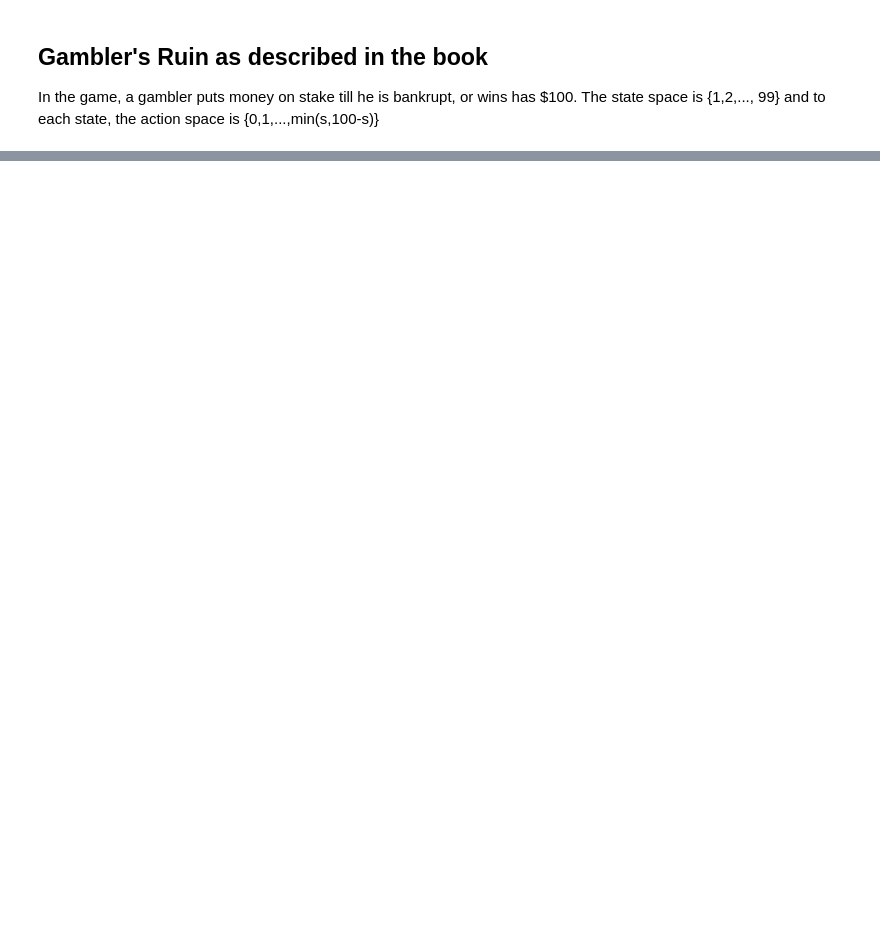
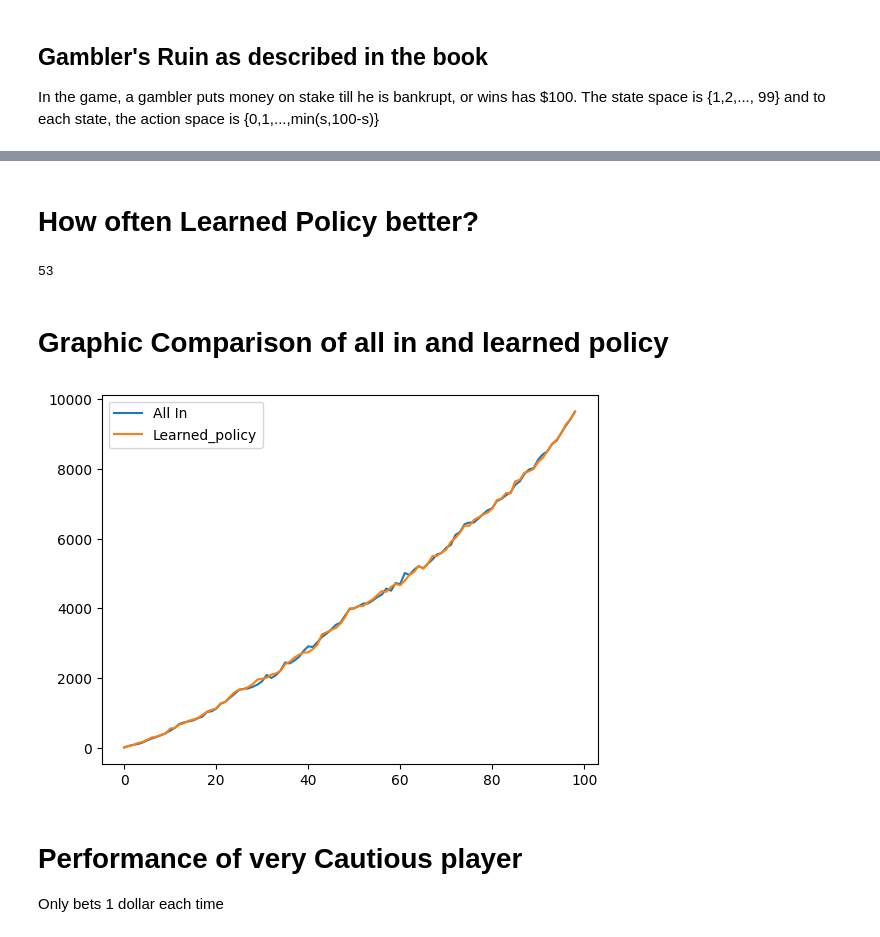
Before and after one commit to prakhar-gupta8/Reinforcement-learning-Sutton-Barto, a Jupyter notebook: reinforcement-learning-gamblers-ruin.ipynb, the cells around one changed output, grey strips where cells are left out. Cells and saved outputs as stored; diff of their text form; code cells hidden in the pictures; blank space fills up the shorter version.

Commit message:
Kaggle Notebook | Reinforcement Learning Gambler's Ruin | Version 2

```diff
--- a/reinforcement-learning-gamblers-ruin.ipynb
+++ b/reinforcement-learning-gamblers-ruin.ipynb
@@ -63,0 +86,15 @@ ax.plot(policy);
+# %%
+win_percentage_learned_policy = [0 for i in range(99)]
+for i in range(99):
+    wins_and_losses = [0,0]
+    for j in range(10000):
+        env = Gambler_simulation(i+1, win_prob)
+        while env.game_state and env.initial_money <100:
+            state = env.initial_money
+            bet_amount = policy[state-1]
+            env.bet(bet_amount)
+        if env.game_state:
+            wins_and_losses[0]+=1
+        else:
+            wins_and_losses[1]+=1
+    win_percentage_learned_policy[i] = wins_and_losses[0]
@@ -63,0 +105,39 @@ ax.plot(policy);
+# %%
+win_percentage_all_in = [0 for i in range(99)]
+for i in range(99):
+    wins_and_losses = [0,0]
+    for j in range(10000):
+        env = Gambler_simulation(i+1, win_prob)
+        while env.game_state and env.initial_money <100:
+            state = env.initial_money
+            bet_amount = min([state, 100-state])
+            env.bet(bet_amount)
+        if env.game_state:
+            wins_and_losses[0]+=1
+        else:
+            wins_and_losses[1]+=1
+
+    win_percentage_all_in[i] = wins_and_losses[0]
+# %% [markdown]
+# How often Learned Policy better?
+# %%
+win = 0
+for i in range(99):
+    if win_percentage_all_in[i]<=win_percentage_learned_policy[i]:
+        win+=1
+print(win)
+# %% [output]
+53
+# %% [markdown]
+# Graphic Comparison of all in and learned policy
+# %%
+fig, ax = plt.subplots()
+ax.plot(win_percentage_all_in, label = 'All In')
+ax.plot(win_percentage_learned_policy, label = 'Learned_policy')
+ax.legend();
+# %% [output]
+[figure, added]
+# %% [markdown]
+# Performance of very Cautious player
+
+Only bets 1 dollar each time
```
Also changed, not shown: parts of 9 cells of this notebook.
